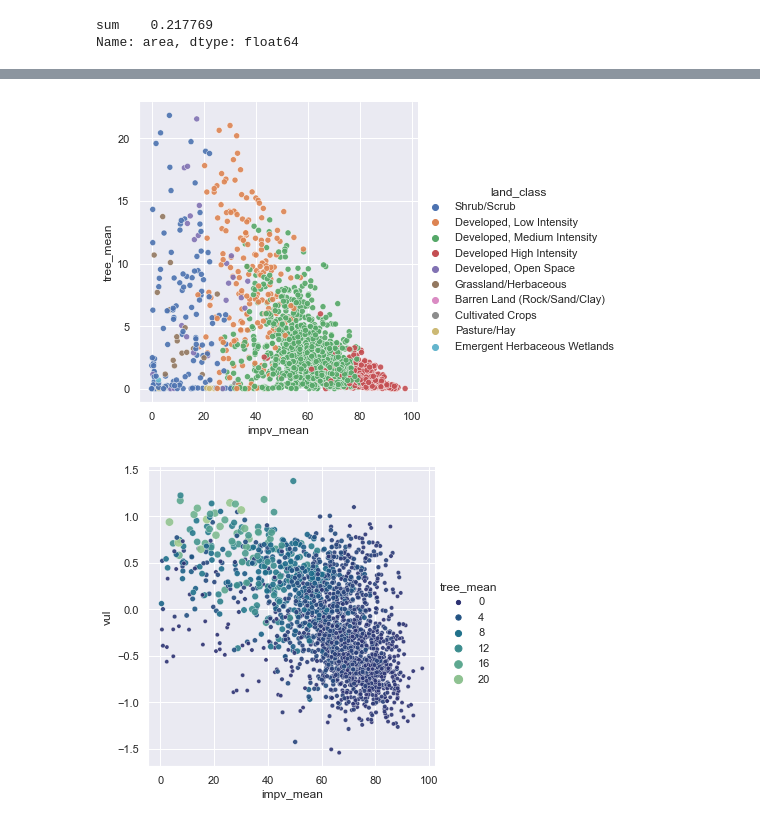
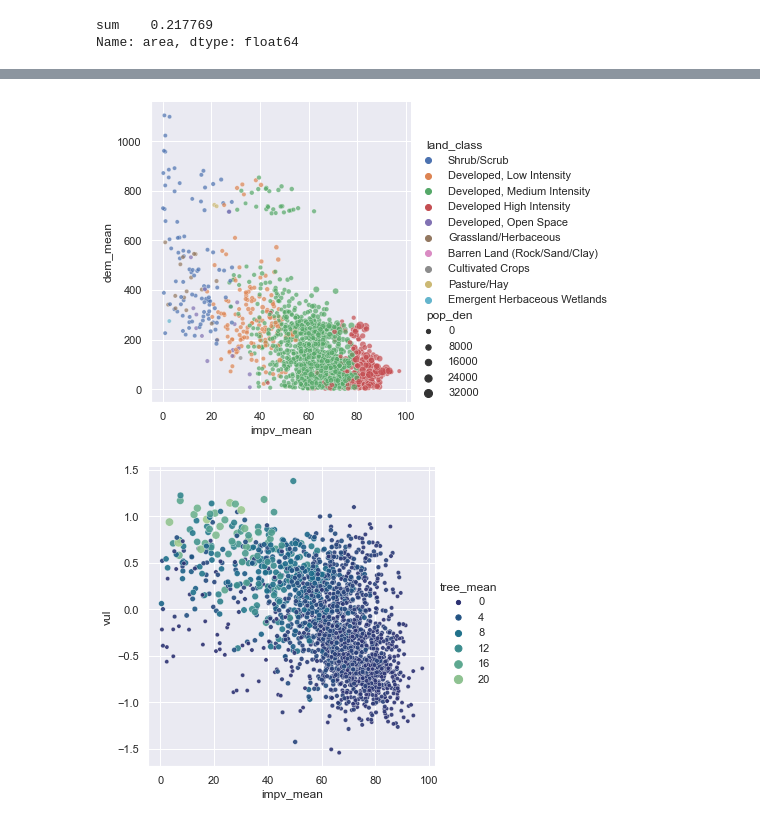
Before and after one commit to janderson5417/earthgrids_v2, a Jupyter notebook: v1.ipynb, the cells around one changed output, grey strips where cells are left out. Cells and saved outputs as stored; diff of their text form; code cells hidden in the pictures.

```diff
--- a/v1.ipynb
+++ b/v1.ipynb
@@ -379,0 +384,3 @@ Name: area, dtype: float64
+# %%
+cl_results0_areas['pop_den'] = cl_results0_areas['pop2010']/cl_results0_areas['area']
+cl_results0_areas
@@ -381,10 +402,10 @@ Name: area, dtype: float64
 sns.set()
 # %%
 palette=plt.get_cmap('crest')
-sns.relplot(x='impv_mean', y='tree_mean', hue = 'land_class', alpha = 0.9,
+sns.relplot(x='impv_mean', y='dem_mean', hue = 'land_class', size = 'pop_den', alpha = 0.7,
             data=cl_results0_areas);
 # %% [output]
-[figure, old version]
+[figure, new version]
 # %%
 palette=plt.get_cmap('crest').reversed()
 sns.relplot(x='impv_mean', y='vul', hue = 'tree_mean', size = 'tree_mean', alpha = 0.9,
```
Also changed, not shown: parts of 19 cells of this notebook, 3 other files.
